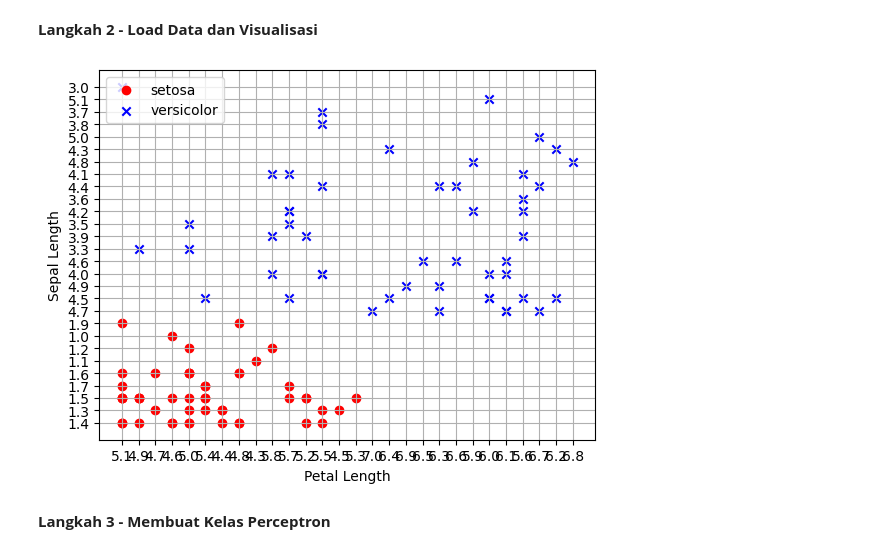
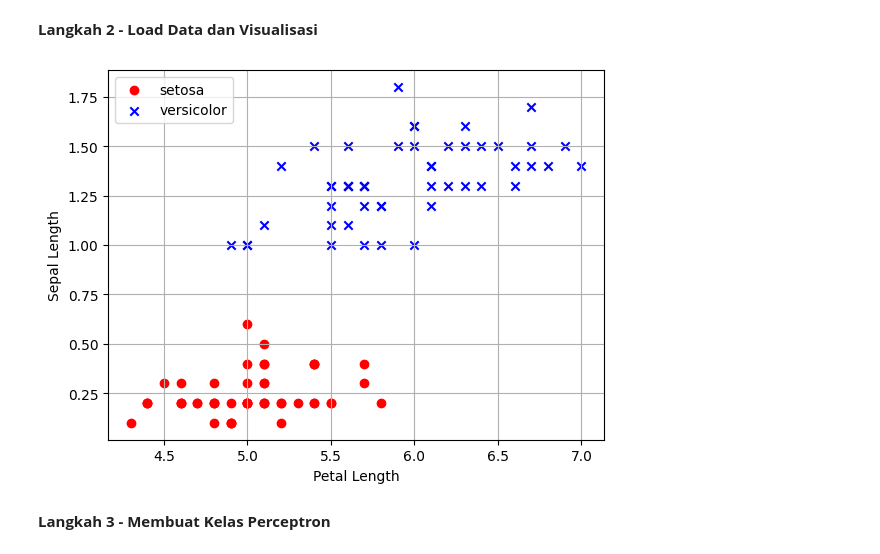
Before and after one commit to Raden616Rizki/pembelajaran_mesin_2023, a Jupyter notebook: Pertemuan_9/week_9_praktikum_1.ipynb, the cells around one changed output. Saved outputs shown, nothing was run; the diff lists cells and outputs as text; code cells hidden in the pictures.

Commit message:
Commit Update Praktikum 1 Pertemuan 9

```diff
--- a/Pertemuan_9/week_9_praktikum_1.ipynb
+++ b/Pertemuan_9/week_9_praktikum_1.ipynb
@@ -23,22 +23,22 @@ import seaborn as sns
 # %% [markdown]
 **Langkah 2 - Load Data dan Visualisasi**
 # %%
-df = pd.read_csv('/content/drive/MyDrive/Pembelajaran Mesin/pembelajaran_mesin_2023/Pertemuan_9/data/Iris.csv', header=None)
-setosa = df[df[5] == 'Iris-setosa']
-versicolor = df[df[5] == 'Iris-versicolor']
-virginica = df[df[5] == 'Iris-virginica']
+df = pd.read_csv('/content/drive/MyDrive/Pembelajaran Mesin/pembelajaran_mesin_2023/Pertemuan_9/data/iris.csv', header=None)
+setosa = df[df[4] == 'Iris-setosa']
+versicolor = df[df[4] == 'Iris-versicolor']
+virginica = df[df[4] == 'Iris-virginica']
 
-a, b = 1, 3
+a, b = 0, 3
 plt.scatter(setosa[a], setosa[b], color='red', marker='o', label='setosa')
 plt.scatter(versicolor[a], versicolor[b], color='blue', marker='x', label='versicolor')
 
 plt.xlabel('Petal Length')
 plt.ylabel('Sepal Length')
 plt.legend(loc='upper left')
 plt.grid()
 plt.show()
 # %% [output]
-[figure, old version]
+[figure, new version]
 # %% [markdown]
 **Langkah 3 - Membuat Kelas Perceptron**
 # %%
```
Also changed, not shown: parts of 4 cells of this notebook.
